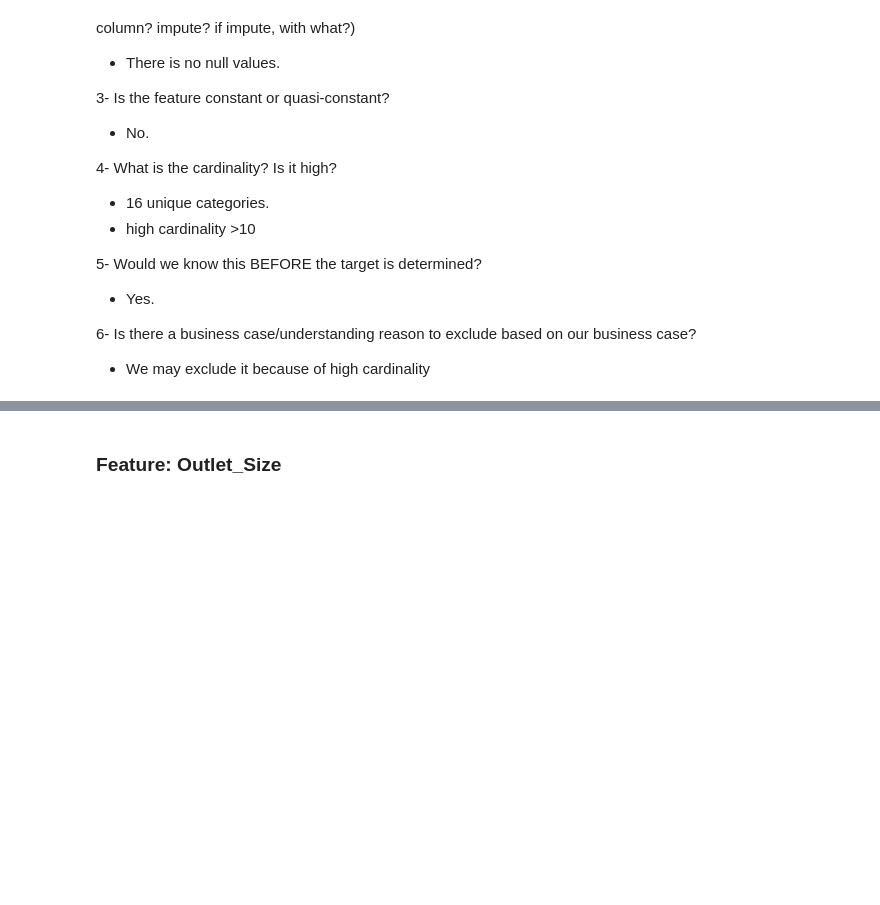
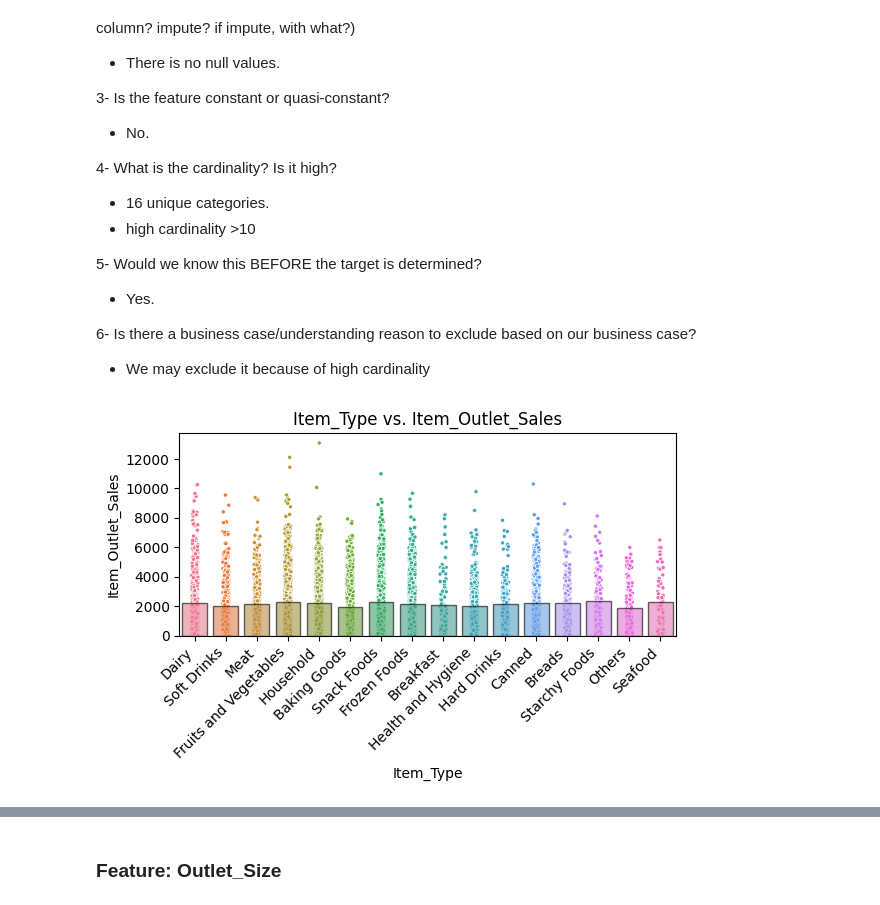
Before and after one commit to NasserKishek/Prediction-of-Product-Sales-, a Jupyter notebook: Prediction_of_product_sales.ipynb, the cells around one changed output, grey strips where cells are left out. Drawn from its saved outputs; the diff is of its cells as text; code cells hidden in the pictures; blank space fills up the shorter version.

```diff
--- a/Prediction_of_product_sales.ipynb
+++ b/Prediction_of_product_sales.ipynb
@@ -630,3 +643,8 @@ explore_categorical(df, x='Item_Type');
 
 6- Is there a business case/understanding reason to exclude based on our business case?
 - We may exclude it because of high cardinality
+# %%
+# Multivariate visualization
+fig, ax = plot_categorical_vs_target(df, 'Item_Type', fillna=False)
+# %% [output]
+[figure, added]
```
Also changed, not shown: parts of 29 cells of this notebook.
